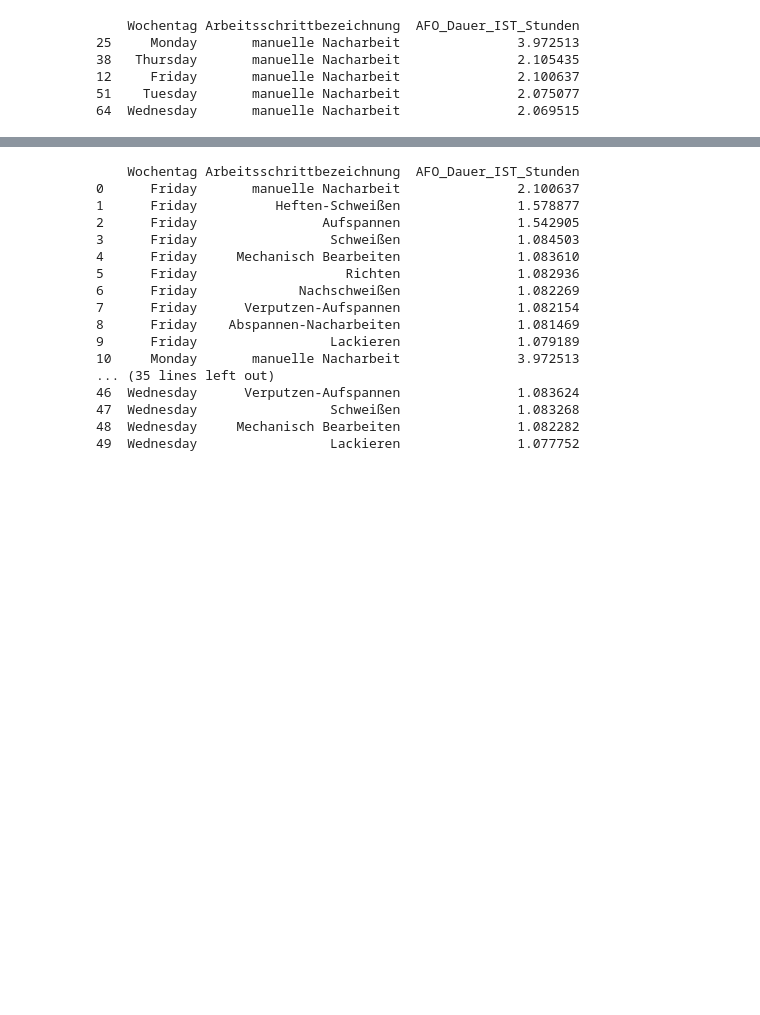
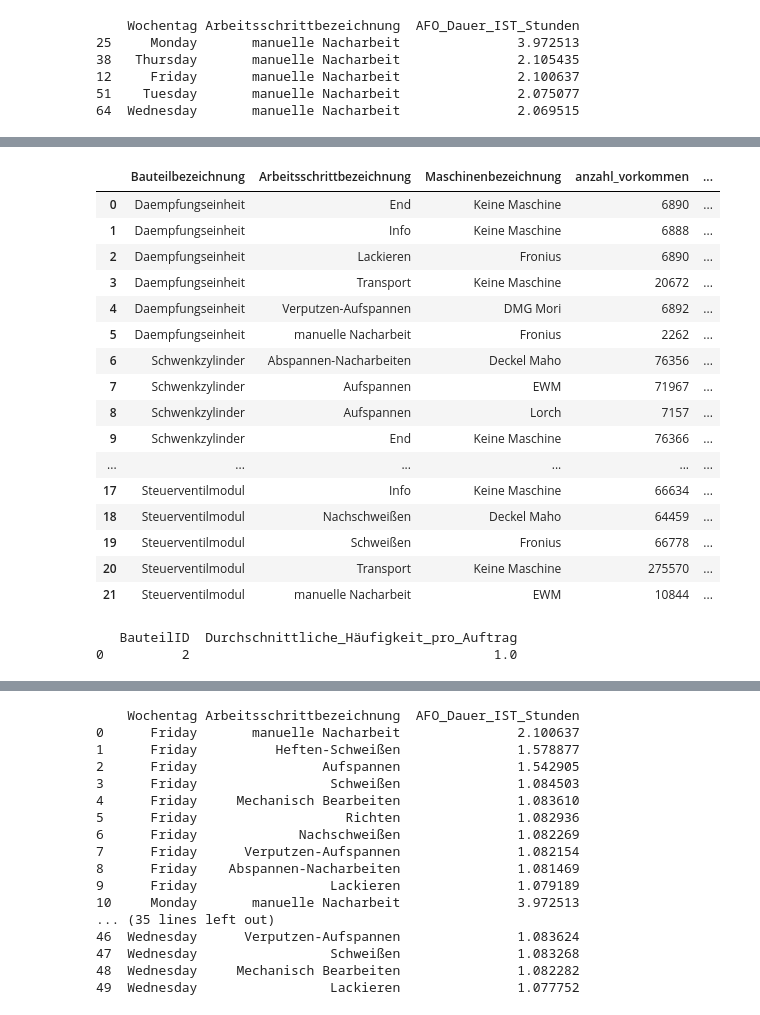
Before and after one commit to abi2310/hackathon, a Jupyter notebook: notebooks/arbeitsschritt_einzel_maschinen.ipynb, the cells around one changed output, grey strips where cells are left out. Drawn from its saved outputs; the diff is of its cells as text; code cells hidden in the pictures; blank space fills up the shorter version.

```diff
--- a/notebooks/arbeitsschritt_einzel_maschinen.ipynb
+++ b/notebooks/arbeitsschritt_einzel_maschinen.ipynb
@@ -69,0 +124,66 @@ print(max_mean_schritt_pro_tag)
+# %%
+# Sicherstellen, dass leere Maschinenbezeichnungen als 'Keine Maschine' markiert sind
+data["Maschinenbezeichnung"] = data["Maschinenbezeichnung"].fillna("Keine Maschine")
+
+maschine_bauteil_schritt = (
+    data.groupby(["Bauteilbezeichnung", "Arbeitsschrittbezeichnung", "Maschinenbezeichnung"])
+    .agg(
+        anzahl_vorkommen=("AuftragsID", "count"),  # oder .size()
+        AFO_Verspätung_Arbeitszeit_mean=("AFO_Verspätung_Arbeitszeit", "mean"),
+        AFO_Verspätung_Arbeitszeit_sum=("AFO_Verspätung_Arbeitszeit", "sum"),
+        AFO_DAUER_MEAN=("AFO_Dauer_IST_Stunden", "mean"),
+        AFO_DAUER_SUM=("AFO_Dauer_IST_Stunden", "sum")
+    )
+    .reset_index()
+    .sort_values(
+        ["Bauteilbezeichnung", "Arbeitsschrittbezeichnung", "anzahl_vorkommen"],
+        ascending=[True, True, False]
+    )
+)
+maschine_bauteil_schritt
+# %% [output]
+|  | Bauteilbezeichnung | Arbeitsschrittbezeichnung | Maschinenbezeichnung | anzahl_vorkommen | ... |
+| 0 | Daempfungseinheit | End | Keine Maschine | 6890 | ... |
+| 1 | Daempfungseinheit | Info | Keine Maschine | 6888 | ... |
+| 2 | Daempfungseinheit | Lackieren | Fronius | 6890 | ... |
+| 3 | Daempfungseinheit | Transport | Keine Maschine | 20672 | ... |
+| 4 | Daempfungseinheit | Verputzen-Aufspannen | DMG Mori | 6892 | ... |
+| 5 | Daempfungseinheit | manuelle Nacharbeit | Fronius | 2262 | ... |
+| 6 | Schwenkzylinder | Abspannen-Nacharbeiten | Deckel Maho | 76356 | ... |
+| 7 | Schwenkzylinder | Aufspannen | EWM | 71967 | ... |
+| 8 | Schwenkzylinder | Aufspannen | Lorch | 7157 | ... |
+| 9 | Schwenkzylinder | End | Keine Maschine | 76366 | ... |
+| ... | ... | ... | ... | ... | ... |
+| 17 | Steuerventilmodul | Info | Keine Maschine | 66634 | ... |
+| 18 | Steuerventilmodul | Nachschweißen | Deckel Maho | 64459 | ... |
+| 19 | Steuerventilmodul | Schweißen | Fronius | 66778 | ... |
+| 20 | Steuerventilmodul | Transport | Keine Maschine | 275570 | ... |
+| 21 | Steuerventilmodul | manuelle Nacharbeit | EWM | 10844 | ... |
+# %%
+# Relevante Bauteile und Arbeitsschritte definieren
+bedingungen = (
+    ((data["BauteilID"].isin([1, 3])) & (data["Arbeitsschrittbezeichnung"] == "Manuelle Nacharbeit"))
+    | ((data["BauteilID"] == 2) & (data["Arbeitsschrittbezeichnung"] == "Aufspannen"))
+)
+
+# Nur relevante Zeilen
+df_filter = data[bedingungen]
+
+# Anzahl dieser Arbeitsschritte pro Auftrag und Bauteil
+anzahl_pro_auftrag = (
+    df_filter.groupby(["BauteilID", "AuftragsID"])["Arbeitsschrittbezeichnung"]
+    .count()
+    .reset_index(name="Anzahl_Schritte")
+)
+
+# Durchschnittliche Häufigkeit pro Bauteil
+durchschnitt_pro_bauteil = (
+    anzahl_pro_auftrag.groupby("BauteilID")["Anzahl_Schritte"]
+    .mean()
+    .reset_index(name="Durchschnittliche_Häufigkeit_pro_Auftrag")
+)
+
+print(durchschnitt_pro_bauteil)
+# %% [output]
+   BauteilID  Durchschnittliche_Häufigkeit_pro_Auftrag
+0          2                                       1.0
```
Also changed, not shown: parts of 4 cells of this notebook, 1 other file.
